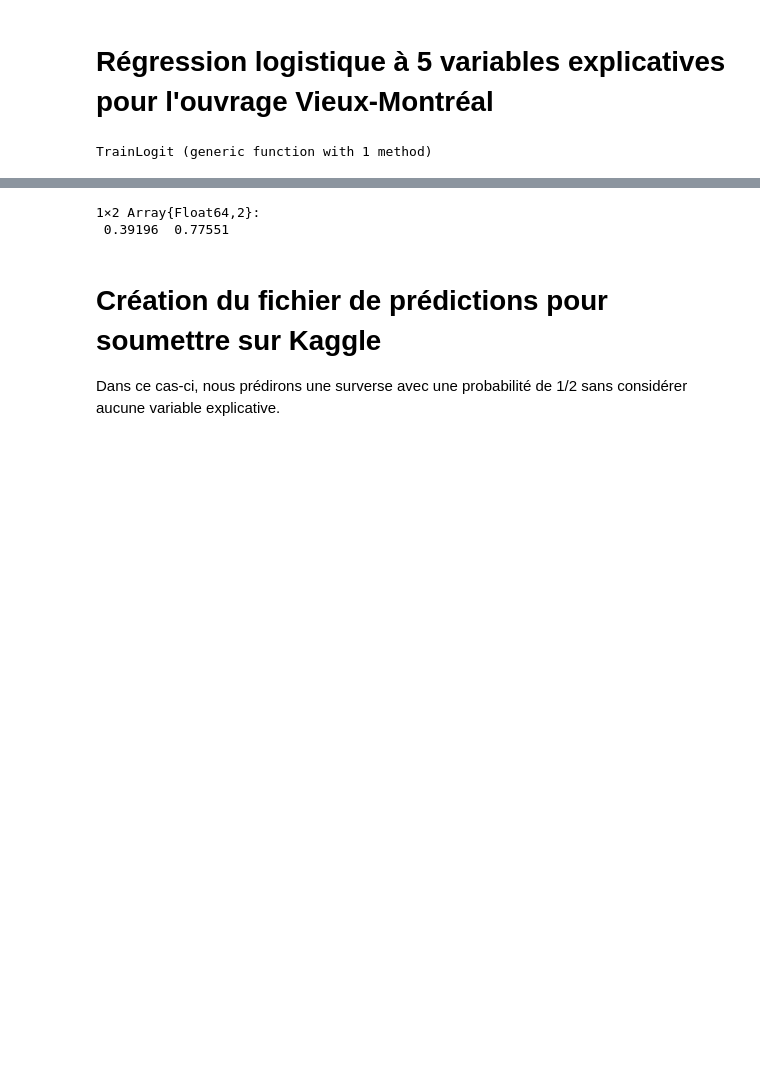
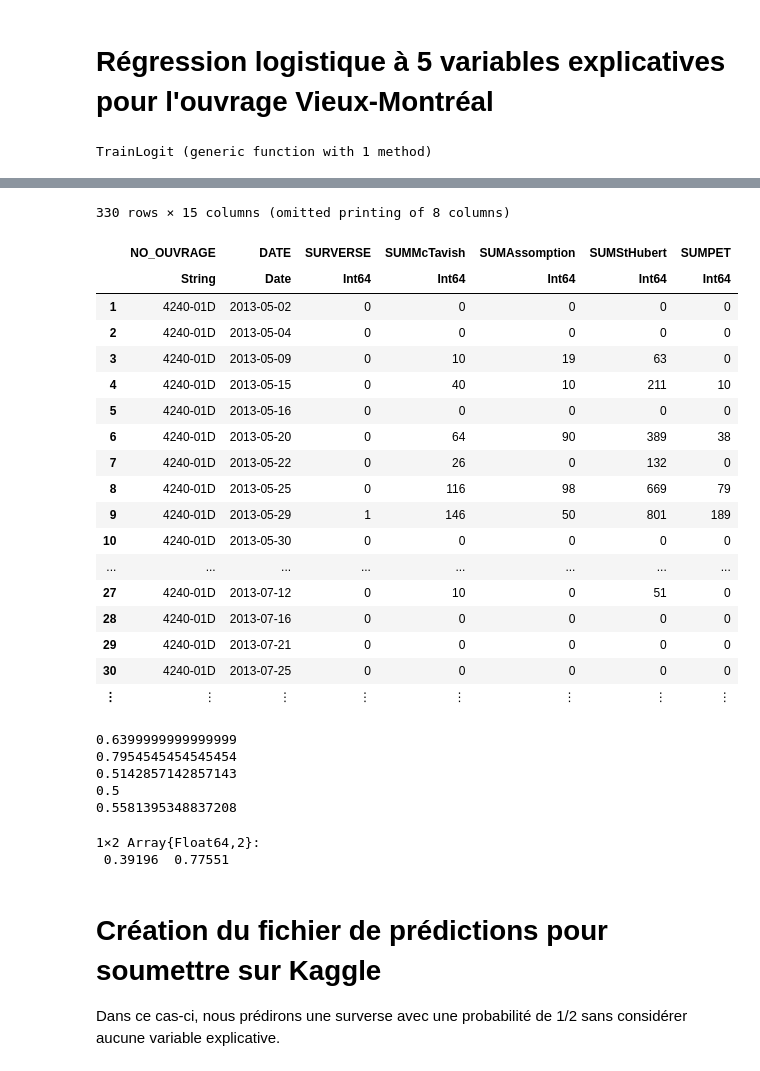
Before and after one commit to gafaua/projetMTH3302, a Jupyter notebook: ProjetA19.ipynb, the cells around one changed output, grey strips where cells are left out. Cells and saved outputs as stored; diff of their text form; code cells hidden in the pictures; blank space fills up the shorter version.

```diff
--- a/ProjetA19.ipynb
+++ b/ProjetA19.ipynb
@@ -362,3 +392,49 @@ print(f1)
+# %%
+to_add = df_test_4240[:, filter(x -> !(x in [Symbol("SUMBellevue"), Symbol("SUM2Bellevue"), Symbol("MAXBellevue")]), names(df_test_4240))]
+# %% [output]
+330 rows × 15 columns (omitted printing of 8 columns)
+|  | NO_OUVRAGE | DATE | SURVERSE | SUMMcTavish | SUMAssomption | SUMStHubert | SUMPET |
+|  | String | Date | Int64 | Int64 | Int64 | Int64 | Int64 |
+| 1 | 4240-01D | 2013-05-02 | 0 | 0 | 0 | 0 | 0 |
+| 2 | 4240-01D | 2013-05-04 | 0 | 0 | 0 | 0 | 0 |
+| 3 | 4240-01D | 2013-05-09 | 0 | 10 | 19 | 63 | 0 |
+| 4 | 4240-01D | 2013-05-15 | 0 | 40 | 10 | 211 | 10 |
+| 5 | 4240-01D | 2013-05-16 | 0 | 0 | 0 | 0 | 0 |
+| 6 | 4240-01D | 2013-05-20 | 0 | 64 | 90 | 389 | 38 |
+| 7 | 4240-01D | 2013-05-22 | 0 | 26 | 0 | 132 | 0 |
+| 8 | 4240-01D | 2013-05-25 | 0 | 116 | 98 | 669 | 79 |
+| 9 | 4240-01D | 2013-05-29 | 1 | 146 | 50 | 801 | 189 |
+| 10 | 4240-01D | 2013-05-30 | 0 | 0 | 0 | 0 | 0 |
+| ... | ... | ... | ... | ... | ... | ... | ... |
+| 27 | 4240-01D | 2013-07-12 | 0 | 10 | 0 | 51 | 0 |
+| 28 | 4240-01D | 2013-07-16 | 0 | 0 | 0 | 0 | 0 |
+| 29 | 4240-01D | 2013-07-21 | 0 | 0 | 0 | 0 | 0 |
+| 30 | 4240-01D | 2013-07-25 | 0 | 0 | 0 | 0 | 0 |
+| ⋮ | ⋮ | ⋮ | ⋮ | ⋮ | ⋮ | ⋮ | ⋮ |
+# %%
+θ_3260 = predict(M_3260, X_3260)
+θ_3350 = predict(M_3350, X_3350)
+θ_4240 = predict(M_4240, X_4240)
+θ_4350 = predict(M_4350, X_4350)
+θ_4380 = predict(M_4380, X_4380)
+
+Y_3260 = θ_3260 .> 0.5
+Y_3350 = θ_3350 .> 0.5
+Y_4240 = θ_4240 .> 0.5
+Y_4350 = θ_4350 .> 0.5
+Y_4380 = θ_4380 .> 0.5
+
+println(computeF1score(convert(Array{Int64},Y_3260), df_test_3260[:, :SURVERSE]))
+println(computeF1score(convert(Array{Int64},Y_3350), df_test_3350[:, :SURVERSE]))
+println(computeF1score(convert(Array{Int64},Y_4240), df_test_4240[:, :SURVERSE]))
+println(computeF1score(convert(Array{Int64},Y_4350), df_test_4350[:, :SURVERSE]))
+println(computeF1score(convert(Array{Int64},Y_4380), df_test_4380[:, :SURVERSE]))
+# %% [output]
+0.6399999999999999
+0.7954545454545454
+0.5142857142857143
+0.5
+0.5581395348837208
 # %%
 #utilisation du score F1 pour calculer le meilleur seuil
 seuils = LinRange(0, 1, 200)
```
Also changed, not shown: parts of 4 cells of this notebook.
